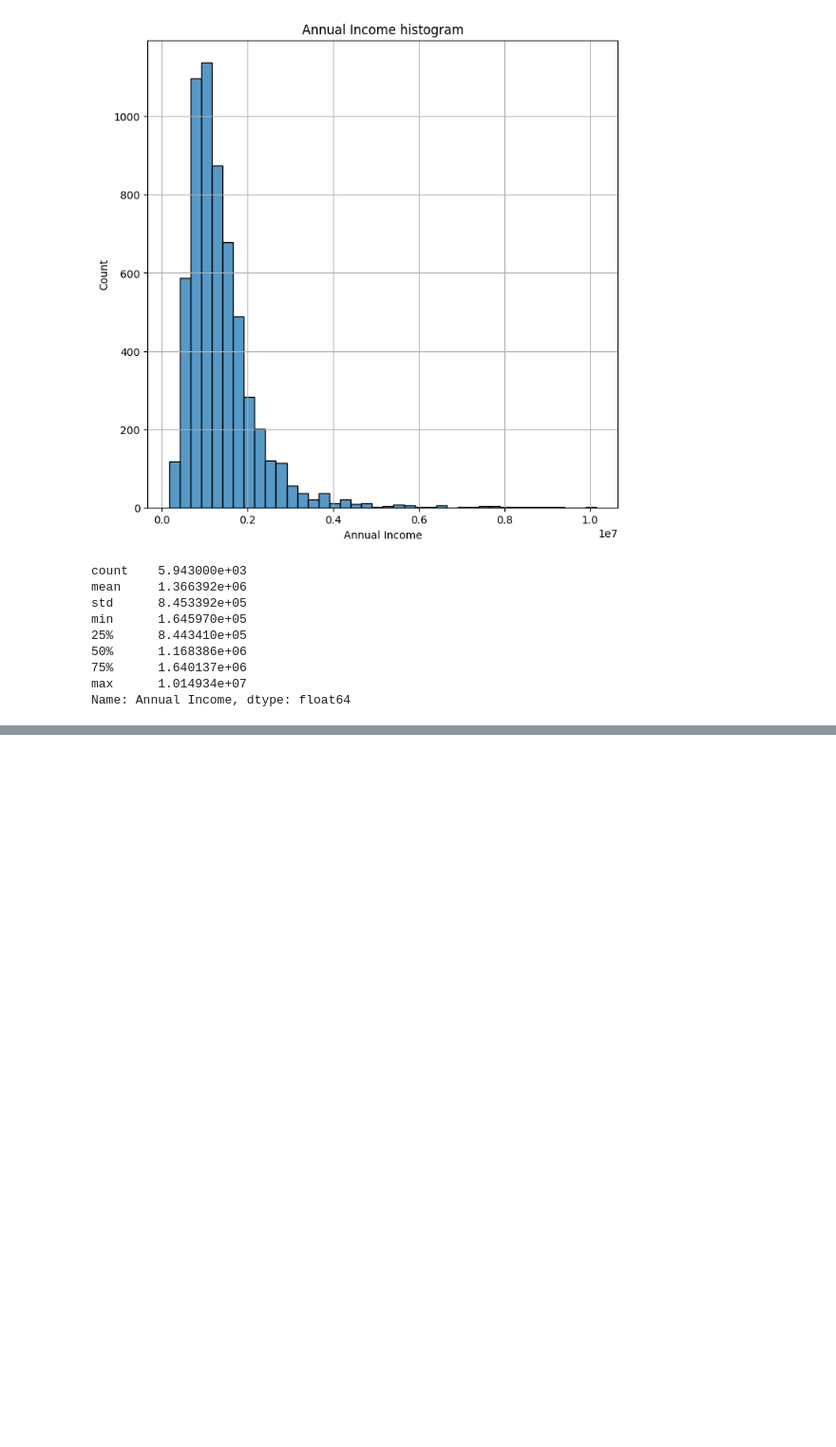
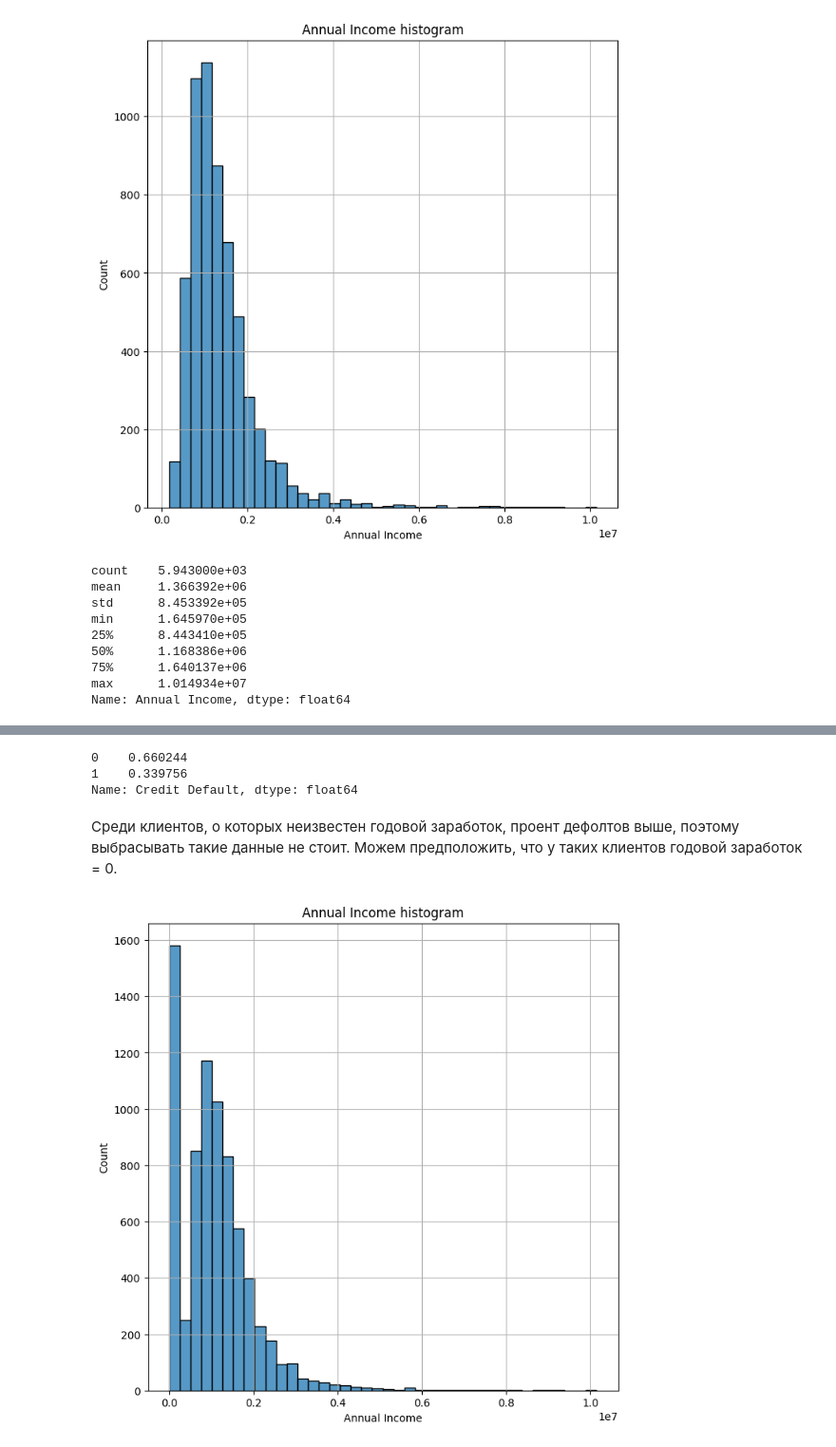
Before and after one commit to mogilyoy/credit_scoring, a Jupyter notebook: research/1.eda.ipynb, the cells around one changed output, grey strips where cells are left out. Shown at 95% size. Drawn from its saved outputs; the diff is of its cells as text; code cells hidden in the pictures; blank space fills up the shorter version.

```diff
--- a/research/1.eda.ipynb
+++ b/research/1.eda.ipynb
@@ -100,6 +105,8 @@ df.loc[df['Home Ownership']=='Have Mortgage', 'Home Ownership'] = 'Home Mortgage
 plot_cat_feature(df['Home Ownership'])
 # %% [output]
 [figure]
+# %%
+df['Home Ownership'] = df['Home Ownership'].astype('object')
 # %% [markdown]
 ### Annual Income
 # %%
@@ -120,0 +158,14 @@ Name: Annual Income, dtype: float64
+# %%
+df.loc[df['Annual Income'].isna(), :]['Credit Default'].value_counts(normalize=True)
+# %% [output]
+0    0.660244
+1    0.339756
+Name: Credit Default, dtype: float64
+# %% [markdown]
+Среди клиентов, о которых неизвестен годовой заработок, проент дефолтов выше, поэтому выбрасывать такие данные не стоит. Можем предположить, что у таких клиентов годовой заработок = 0.
+# %%
+df.loc[df['Annual Income'].isna(), 'Annual Income'] = 0
+# %%
+plot_num_feature(df['Annual Income'])
+# %% [output]
+[figure, added]
```
Also changed, not shown: parts of 116 cells of this notebook, 4 other files.
